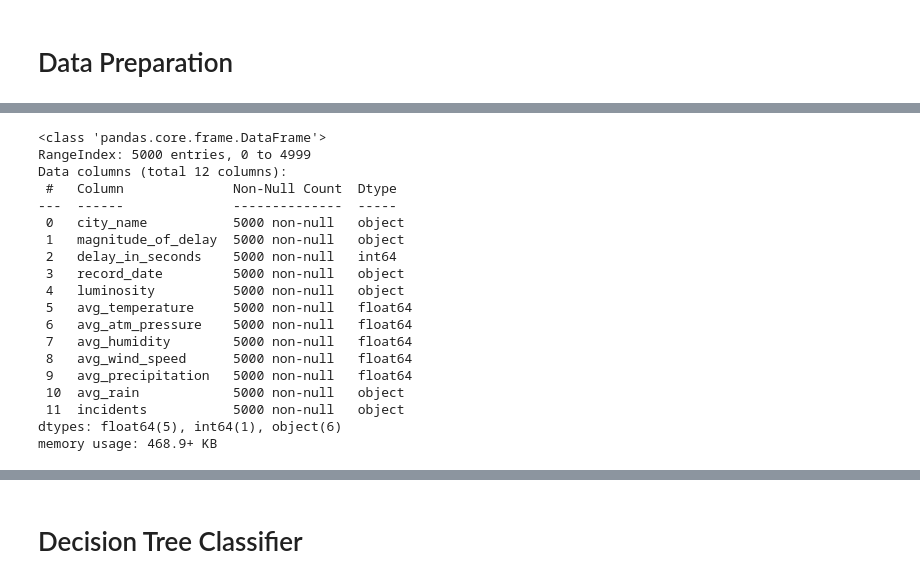
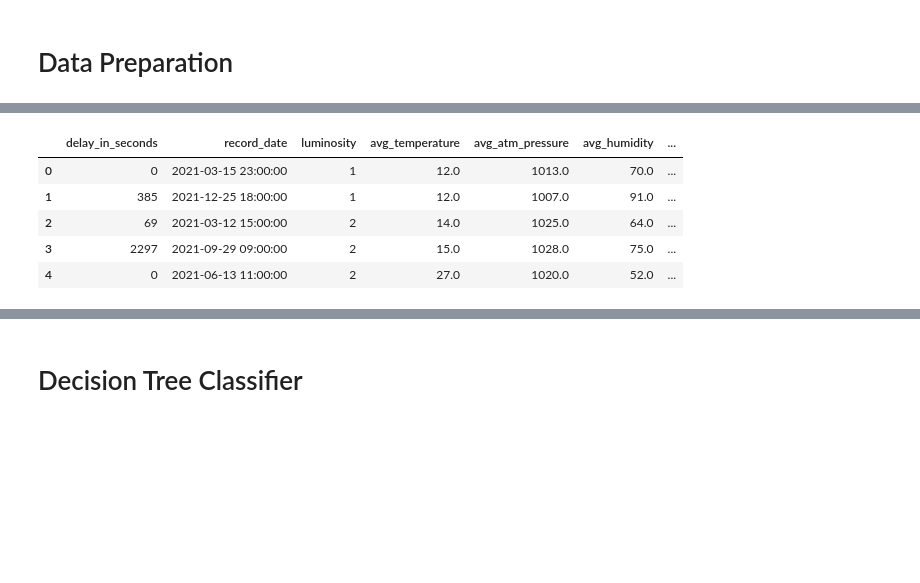
Before and after one commit to joanaaVO/Projeto-DAA, a Jupyter notebook: src/incidents_db.ipynb, the cells around one changed output, grey strips where cells are left out. Drawn from its saved outputs; the diff is of its cells as text; code cells hidden in the pictures; blank space fills up the shorter version.

```diff
--- a/src/incidents_db.ipynb
+++ b/src/incidents_db.ipynb
@@ -319,22 +343,16 @@ dtype: int64
+# %%
+#Create new columns from 'record date'
+db['year'] = db['record_date'].dt.year
+db['month'] = db['record_date'].dt.month
+db['day'] = db['record_date'].dt.day
+db['hour'] = db['record_date'].dt.hour
+db['minute'] = db['record_date'].dt.minute
 # %%
-db.info()
+db.head()
 # %% [output]
-<class 'pandas.core.frame.DataFrame'>
-RangeIndex: 5000 entries, 0 to 4999
-Data columns (total 12 columns):
- #   Column              Non-Null Count  Dtype
----  ------              --------------  -----
- 0   city_name           5000 non-null   object
- 1   magnitude_of_delay  5000 non-null   object
- 2   delay_in_seconds    5000 non-null   int64
- 3   record_date         5000 non-null   object
- 4   luminosity          5000 non-null   object
- 5   avg_temperature     5000 non-null   float64
- 6   avg_atm_pressure    5000 non-null   float64
- 7   avg_humidity        5000 non-null   float64
- 8   avg_wind_speed      5000 non-null   float64
- 9   avg_precipitation   5000 non-null   float64
- 10  avg_rain            5000 non-null   object
- 11  incidents           5000 non-null   object
-dtypes: float64(5), int64(1), object(6)
-memory usage: 468.9+ KB
+|  | delay_in_seconds | record_date | luminosity | avg_temperature | avg_atm_pressure | avg_humidity | ... |
+| 0 | 0 | 2021-03-15 23:00:00 | 1 | 12.0 | 1013.0 | 70.0 | ... |
+| 1 | 385 | 2021-12-25 18:00:00 | 1 | 12.0 | 1007.0 | 91.0 | ... |
+| 2 | 69 | 2021-03-12 15:00:00 | 2 | 14.0 | 1025.0 | 64.0 | ... |
+| 3 | 2297 | 2021-09-29 09:00:00 | 2 | 15.0 | 1028.0 | 75.0 | ... |
+| 4 | 0 | 2021-06-13 11:00:00 | 2 | 27.0 | 1020.0 | 52.0 | ... |
```
Also changed, not shown: parts of 68 cells of this notebook.
